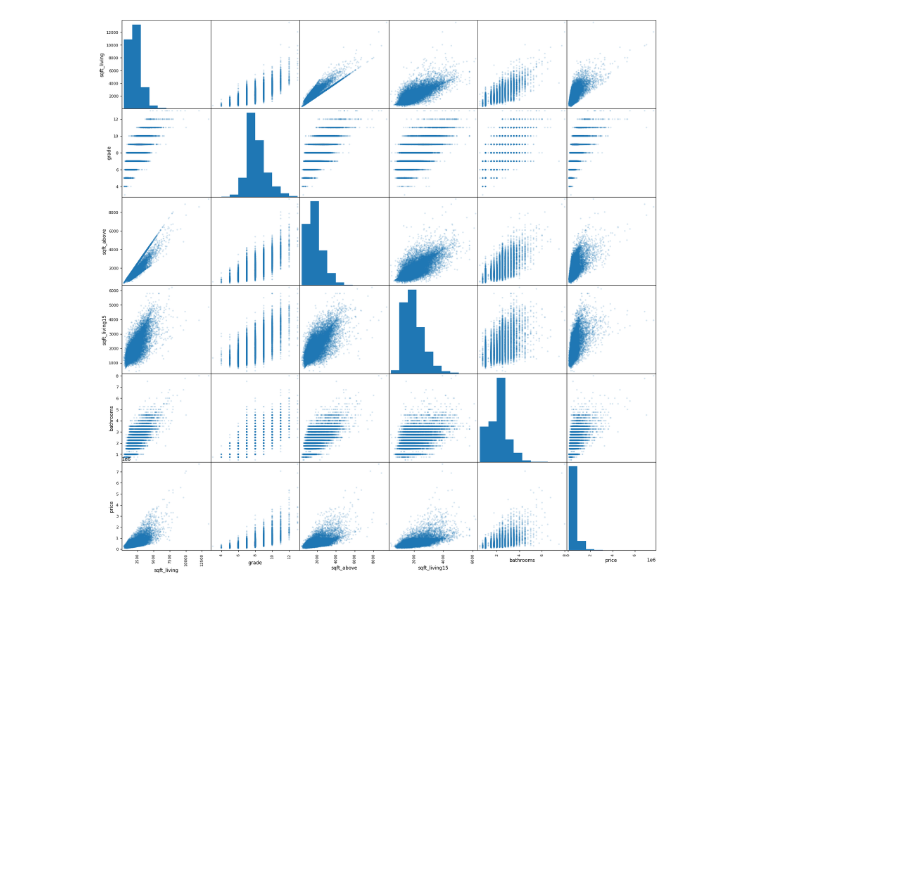
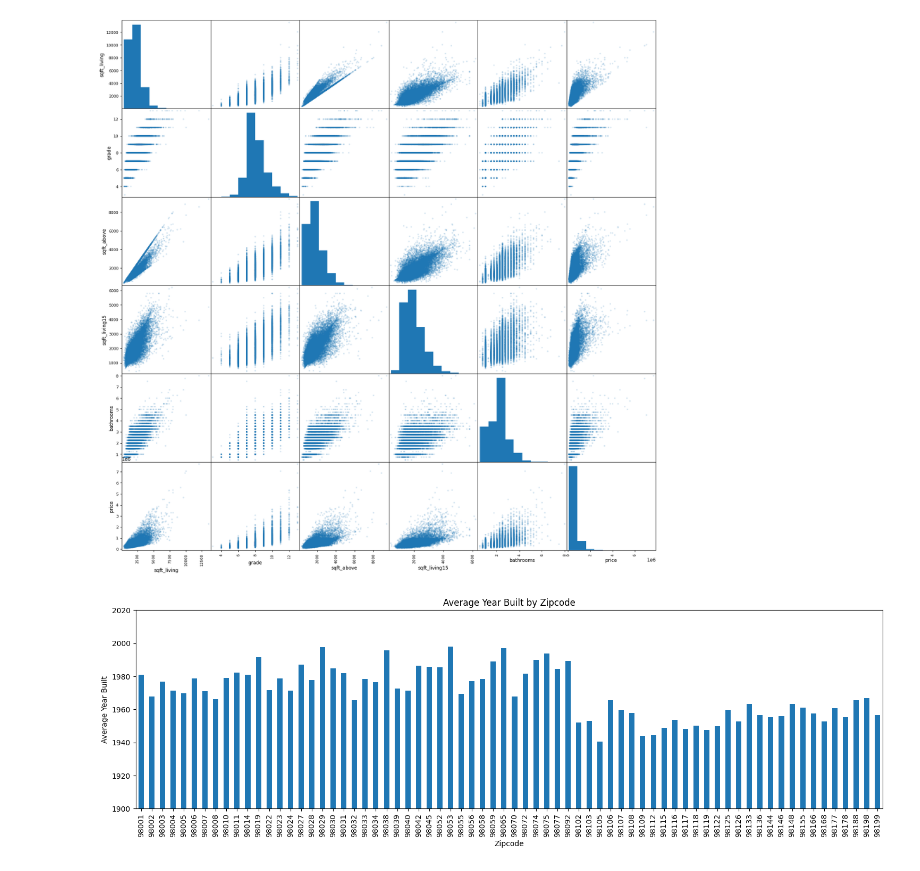
Before and after one commit to AlexDeWilde/ds-eda-project-template, a Jupyter notebook: 04_eda_Olena.ipynb, the cells around one changed output. Cells and saved outputs as stored; diff of their text form; code cells hidden in the pictures; blank space fills up the shorter version.

```diff
--- a/04_eda_Olena.ipynb
+++ b/04_eda_Olena.ipynb
@@ -143,3 +150,22 @@ plt.show()
 # %% [output]
 ['id', 'bedrooms', 'bathrooms', 'sqft_living', 'sqft_lot', 'floors', 'waterfront', 'view', 'condition', 'grade', 'sqft_above', 'sqft_basement', 'yr_built', 'yr_renovated', 'zipcode', 'lat', 'long', 's ...
 [figure]
+# %%
+# Finding out historical houses
+# In general, good baseline is houses built before 1920 (according to internet research)
+# Interesting metric could be to see average age of built per zipcode
+
+# Let's start from checking how many zipcodes are we talking about. UPD: 70
+df["zipcode"].nunique()
+# And calculating average year of built per zipcode
+df.groupby('zipcode')['yr_built'].mean().round().astype(int)
+# Build a histogram to visualize this metric now
+df.groupby('zipcode')['yr_built'].mean().plot(kind='bar', figsize=(15, 5))
+plt.xlabel('Zipcode')
+plt.ylabel('Average Year Built')
+plt.title('Average Year Built by Zipcode')
+plt.tight_layout()
+plt.ylim(1900, 2020)
+plt.show()
+# %% [output]
+[figure, added]
```
Also changed, not shown: parts of 4 cells of this notebook.
